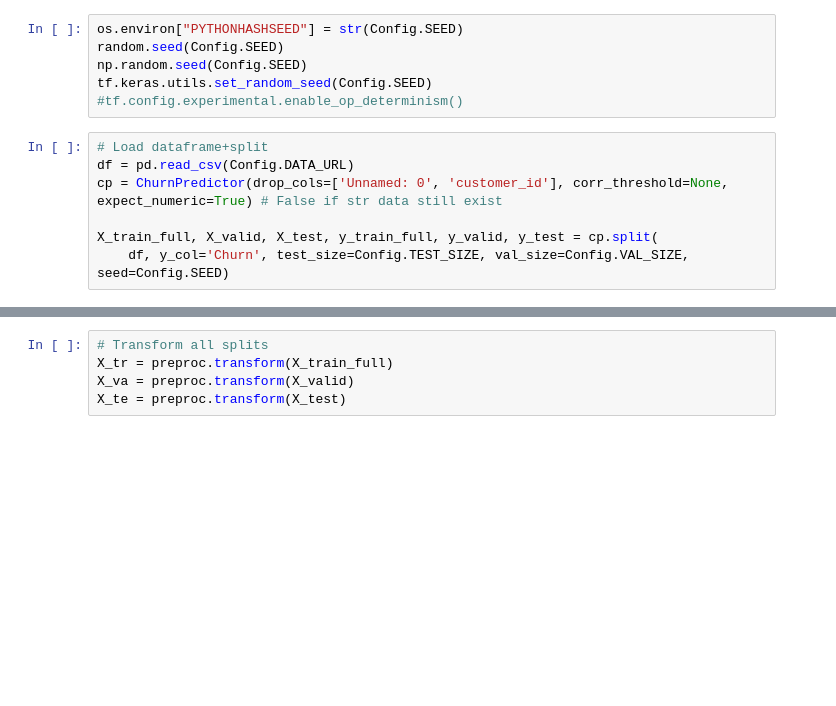
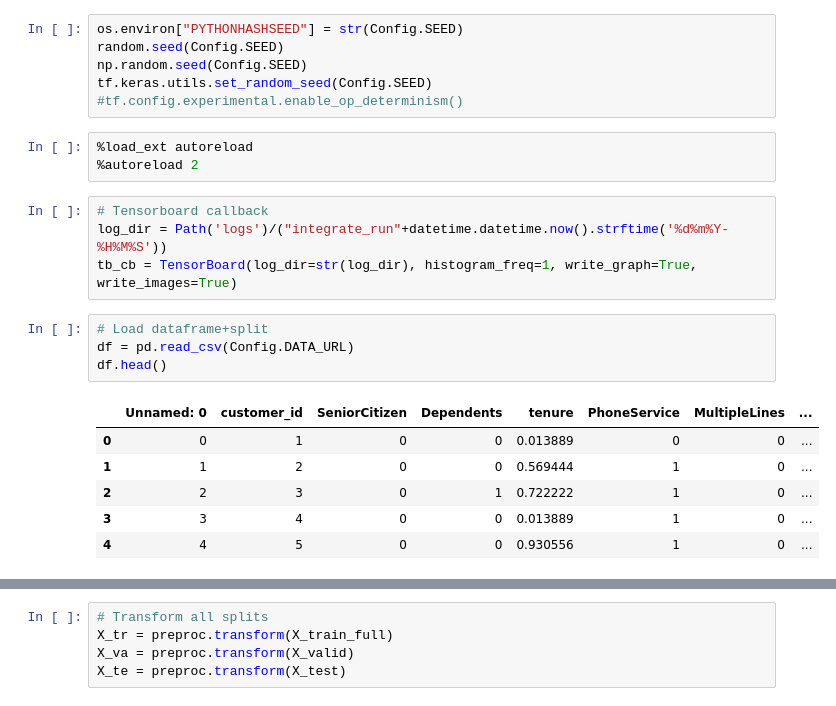
Before and after one commit to github7891/PY-DA-Team2, a Jupyter notebook: main.ipynb, the cells around one changed output, grey strips where cells are left out. Drawn from its saved outputs; the diff is of its cells as text; blank space fills up the shorter version.

```diff
--- a/main.ipynb
+++ b/main.ipynb
@@ -36,10 +36,21 @@ random.seed(Config.SEED)
 np.random.seed(Config.SEED)
 tf.keras.utils.set_random_seed(Config.SEED)
 #tf.config.experimental.enable_op_determinism()
+# %%
+%load_ext autoreload
+%autoreload 2
+# %%
+# Tensorboard callback
+log_dir = Path('logs')/("integrate_run"+datetime.datetime.now().strftime('%d%m%Y-%H%M%S'))
+tb_cb = TensorBoard(log_dir=str(log_dir), histogram_freq=1, write_graph=True, write_images=True)
 # %%
 # Load dataframe+split
 df = pd.read_csv(Config.DATA_URL)
-cp = ChurnPredictor(drop_cols=['Unnamed: 0', 'customer_id'], corr_threshold=None, expect_numeric=True) # False if str data still exist
-
-X_train_full, X_valid, X_test, y_train_full, y_valid, y_test = cp.split(
-    df, y_col='Churn', test_size=Config.TEST_SIZE, val_size=Config.VAL_SIZE, seed=Config.SEED)
+df.head()
+# %% [output]
+|  | Unnamed: 0 | customer_id | SeniorCitizen | Dependents | tenure | PhoneService | MultipleLines | ... |
+| 0 | 0 | 1 | 0 | 0 | 0.013889 | 0 | 0 | ... |
+| 1 | 1 | 2 | 0 | 0 | 0.569444 | 1 | 0 | ... |
+| 2 | 2 | 3 | 0 | 1 | 0.722222 | 1 | 0 | ... |
+| 3 | 3 | 4 | 0 | 0 | 0.013889 | 1 | 0 | ... |
+| 4 | 4 | 5 | 0 | 0 | 0.930556 | 1 | 0 | ... |
```
Also changed, not shown: parts of 14 cells of this notebook, 3 other files.
